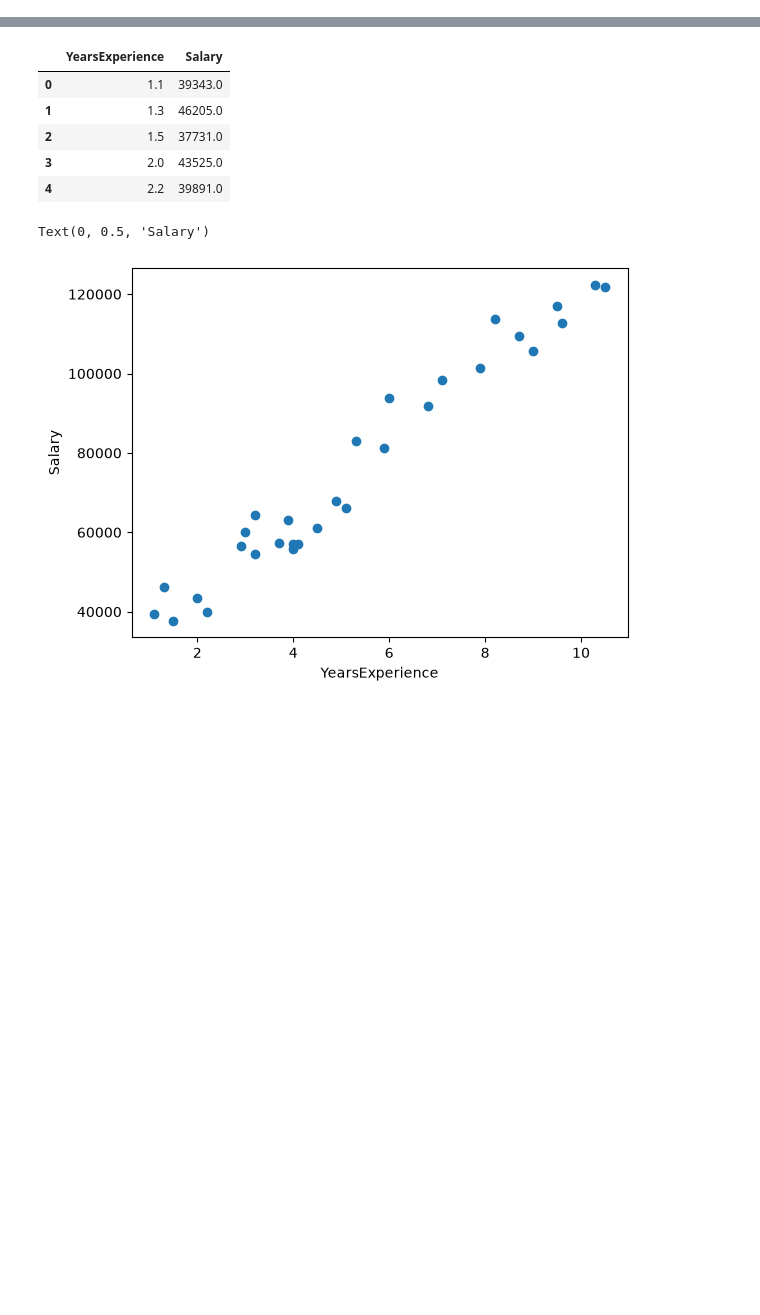
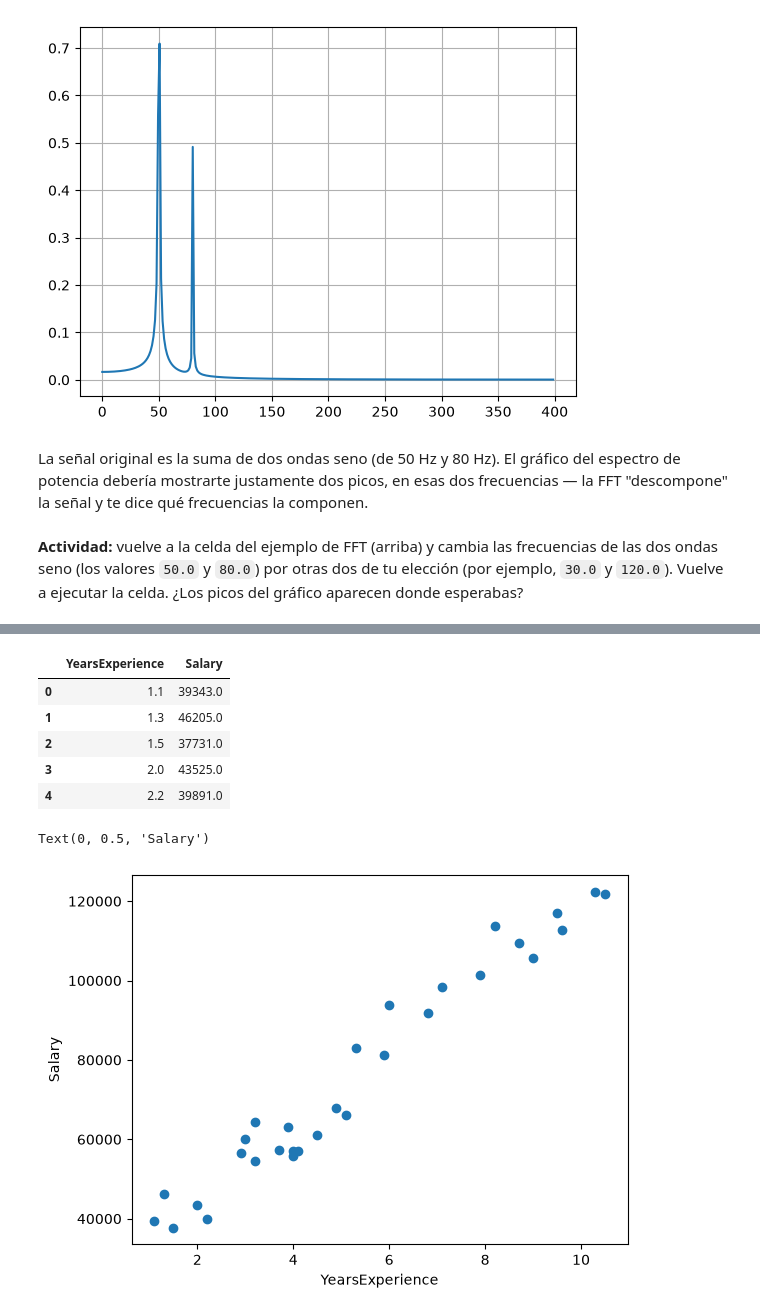
Before and after one commit to javiermoya2504/python-for-hpc-clase, a Jupyter notebook: notebooks/04--NumPy_SciPy_H5Py.ipynb, the cells around one changed output, grey strips where cells are left out. Drawn from its saved outputs; the diff is of its cells as text; code cells hidden in the pictures; blank space fills up the shorter version.

Commit message:
Completa Notebook 4 con actividades y escalamiento

```diff
--- a/notebooks/04--NumPy_SciPy_H5Py.ipynb
+++ b/notebooks/04--NumPy_SciPy_H5Py.ipynb
@@ -0,0 +680,20 @@
+# %%
+import numpy as np
+from scipy.fft import fft, fftfreq
+import matplotlib.pyplot as plt
+N = 600         # numero de puntos de muestra
+T = 1.0 / 800.0 # espaciado entre muestras
+x = np.linspace(0.0, N*T, N)
+y = np.sin(50.0 * 2.0*np.pi*x) + 0.5*np.sin(80.0 * 2.0*np.pi*x)
+
+yf = fft(y)
+xf = fftfreq(N, T)
+
+plt.plot(xf[0:N//2], 2.0/N * np.abs(yf[0:N//2]))
+plt.grid()
+# %% [output]
+[figure, added]
+# %% [markdown]
+La señal original es la suma de dos ondas seno (de 50 Hz y 80 Hz). El gráfico del espectro de potencia debería mostrarte justamente dos picos, en esas dos frecuencias — la FFT "descompone" la señal y te dice qué frecuencias la componen.
+# %% [markdown]
+**Actividad:** vuelve a la celda del ejemplo de FFT (arriba) y cambia las frecuencias de las dos ondas seno (los valores `50.0` y `80.0`) por otras dos de tu elección (por ejemplo, `30.0` y `120.0`). Vuelve a ejecutar la celda. ¿Los picos del gráfico aparecen donde esperabas?
```
Also changed, not shown: parts of 107 cells of this notebook.
